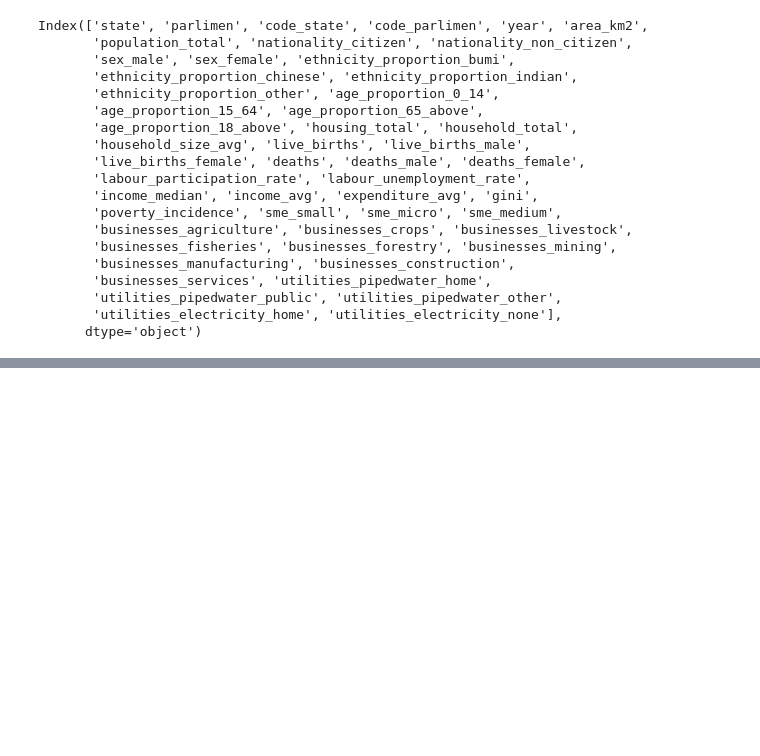
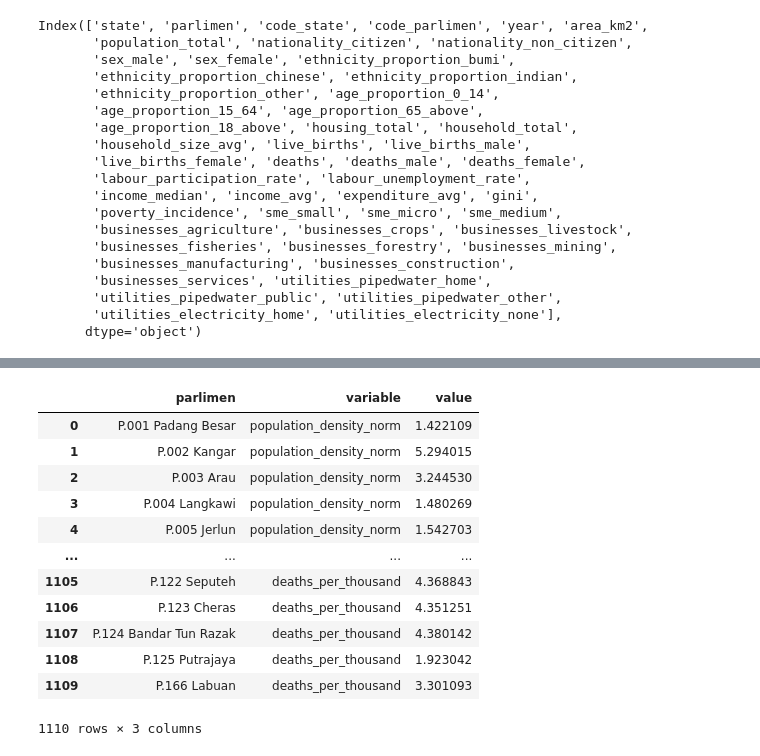
Before and after one commit to botsunny/FIT3179-Asgn-2, a Jupyter notebook: data/wrangling.ipynb, the cells around one changed output, grey strips where cells are left out. Saved outputs shown, nothing was run; the diff lists cells and outputs as text; code cells hidden in the pictures; blank space fills up the shorter version.

```diff
--- a/data/wrangling.ipynb
+++ b/data/wrangling.ipynb
@@ -313 +323,17 @@ social.to_csv('wrangled_social_factors.csv', index=False)
 # businesses.to_csv('wrangled_businesses.csv', index=False)
+# %%
+social
+# %% [output]
+|  | parlimen | variable | value |
+| 0 | P.001 Padang Besar | population_density_norm | 1.422109 |
+| 1 | P.002 Kangar | population_density_norm | 5.294015 |
+| 2 | P.003 Arau | population_density_norm | 3.244530 |
+| 3 | P.004 Langkawi | population_density_norm | 1.480269 |
+| 4 | P.005 Jerlun | population_density_norm | 1.542703 |
+| ... | ... | ... | ... |
+| 1105 | P.122 Seputeh | deaths_per_thousand | 4.368843 |
+| 1106 | P.123 Cheras | deaths_per_thousand | 4.351251 |
+| 1107 | P.124 Bandar Tun Razak | deaths_per_thousand | 4.380142 |
+| 1108 | P.125 Putrajaya | deaths_per_thousand | 1.923042 |
+| 1109 | P.166 Labuan | deaths_per_thousand | 3.301093 |
+1110 rows × 3 columns
```
Also changed, not shown: parts of 12 cells of this notebook, 1 other file.
